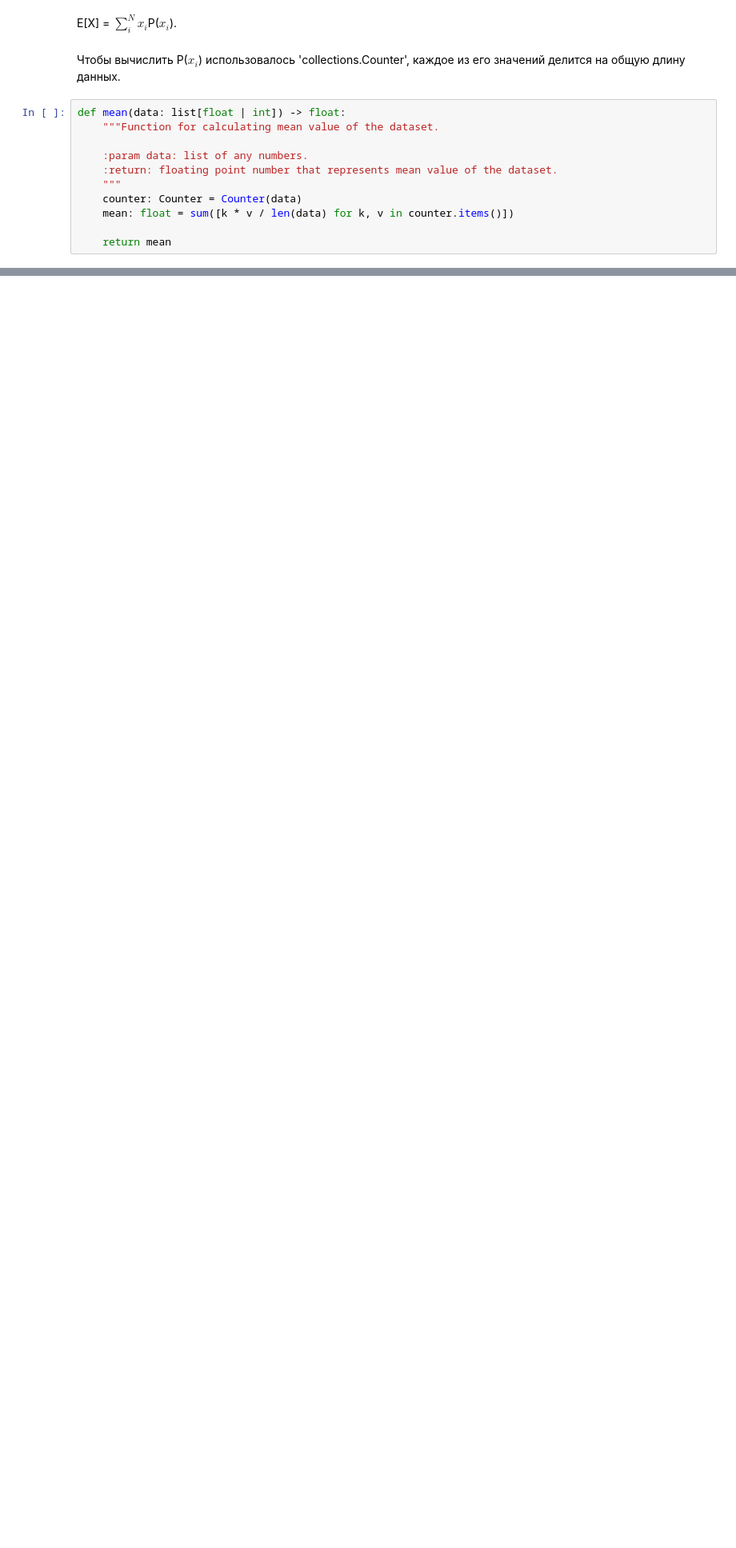
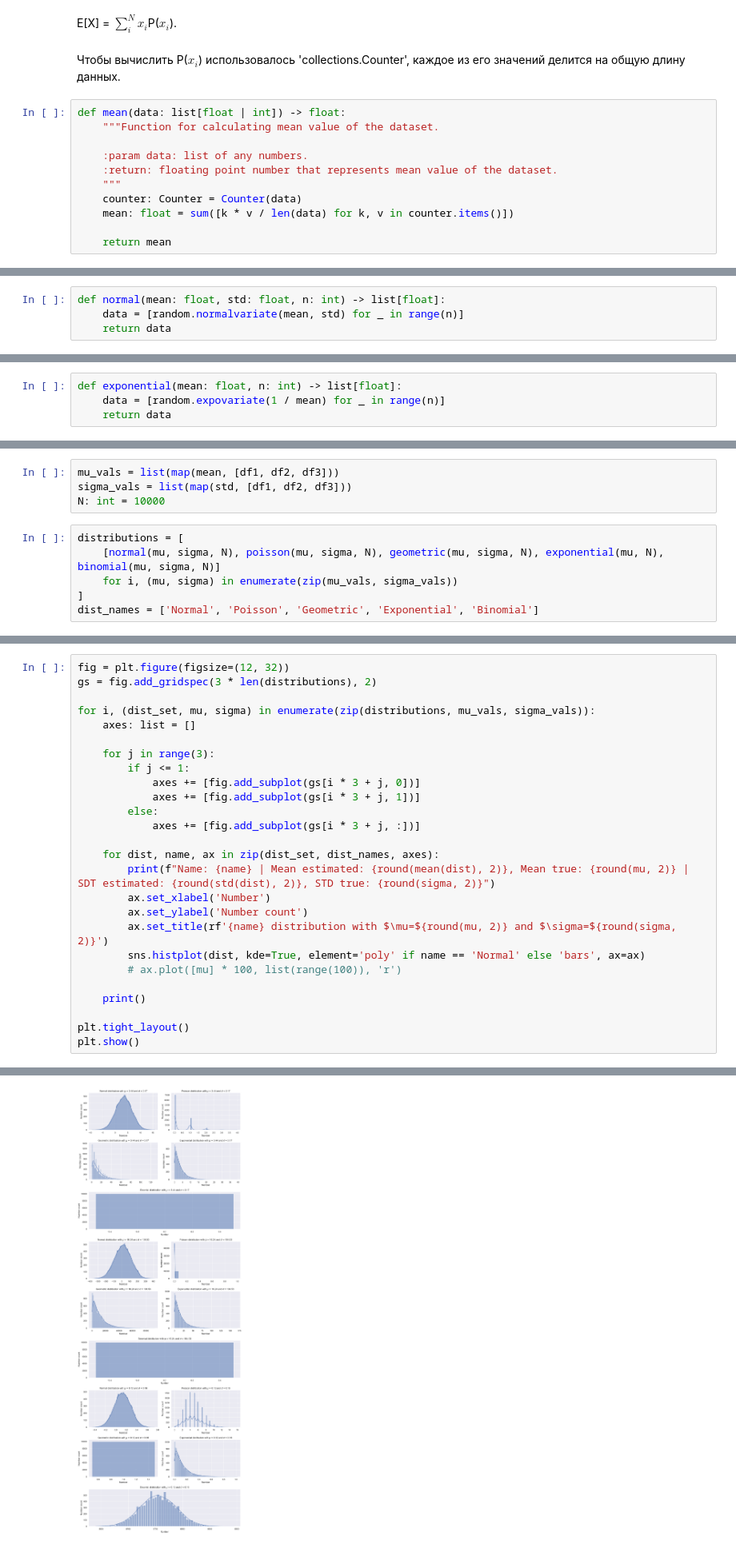
Before and after one commit to Elizabeth379/PoED, a Jupyter notebook: LW1/lab1/lab1.ipynb, the cells around one changed output, grey strips where cells are left out. Shown at 80% size. Saved outputs shown, nothing was run; the diff lists cells and outputs as text; blank space fills up the shorter version.

```diff
--- a/LW1/lab1/lab1.ipynb
+++ b/LW1/lab1/lab1.ipynb
@@ -41,0 +100,4 @@ def mean(data: list[float | int]) -> float:
+# %%
+def normal(mean: float, std: float, n: int) -> list[float]:
+    data = [random.normalvariate(mean, std) for _ in range(n)]
+    return data
@@ -41,0 +160,4 @@ def mean(data: list[float | int]) -> float:
+# %%
+def exponential(mean: float, n: int) -> list[float]:
+    data = [random.expovariate(1 / mean) for _ in range(n)]
+    return data
@@ -41,0 +166,10 @@ def mean(data: list[float | int]) -> float:
+# %%
+mu_vals = list(map(mean, [df1, df2, df3]))
+sigma_vals = list(map(std, [df1, df2, df3]))
+N: int = 10000
+# %%
+distributions = [
+    [normal(mu, sigma, N), poisson(mu, sigma, N), geometric(mu, sigma, N), exponential(mu, N), binomial(mu, sigma, N)]
+    for i, (mu, sigma) in enumerate(zip(mu_vals, sigma_vals))
+]
+dist_names = ['Normal', 'Poisson', 'Geometric', 'Exponential', 'Binomial']
@@ -41,0 +178,27 @@ def mean(data: list[float | int]) -> float:
+# %%
+fig = plt.figure(figsize=(12, 32))
+gs = fig.add_gridspec(3 * len(distributions), 2)
+
+for i, (dist_set, mu, sigma) in enumerate(zip(distributions, mu_vals, sigma_vals)):
+    axes: list = []
+
+    for j in range(3):
+        if j <= 1:
+            axes += [fig.add_subplot(gs[i * 3 + j, 0])]
+            axes += [fig.add_subplot(gs[i * 3 + j, 1])]
+        else:
+            axes += [fig.add_subplot(gs[i * 3 + j, :])]
+
+    for dist, name, ax in zip(dist_set, dist_names, axes):
+        print(f"Name: {name} | Mean estimated: {round(mean(dist), 2)}, Mean true: {round(mu, 2)} | SDT estimated: {round(std(dist), 2)}, STD true: {round(sigma, 2)}")
+        ax.set_xlabel('Number')
+        ax.set_ylabel('Number count')
+        ax.set_title(rf'{name} distribution with $\mu=${round(mu, 2)} and $\sigma=${round(sigma, 2)}')
+        sns.histplot(dist, kde=True, element='poly' if name == 'Normal' else 'bars', ax=ax)
+        # ax.plot([mu] * 100, list(range(100)), 'r')
+
+    print()
+
+plt.tight_layout()
+plt.show()
+# %% [output]
@@ -41,0 +222 @@ def mean(data: list[float | int]) -> float:
+[figure, added]
```
Also changed, not shown: parts of 26 cells of this notebook.
